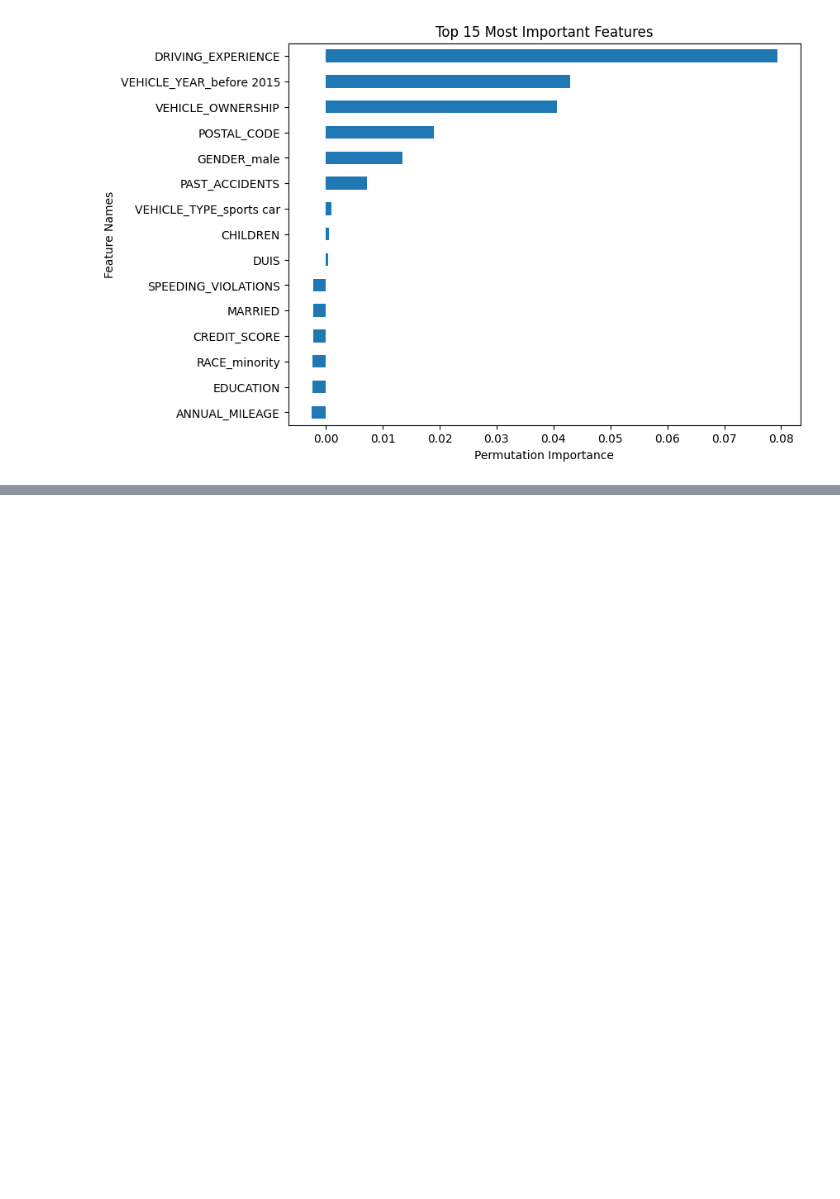
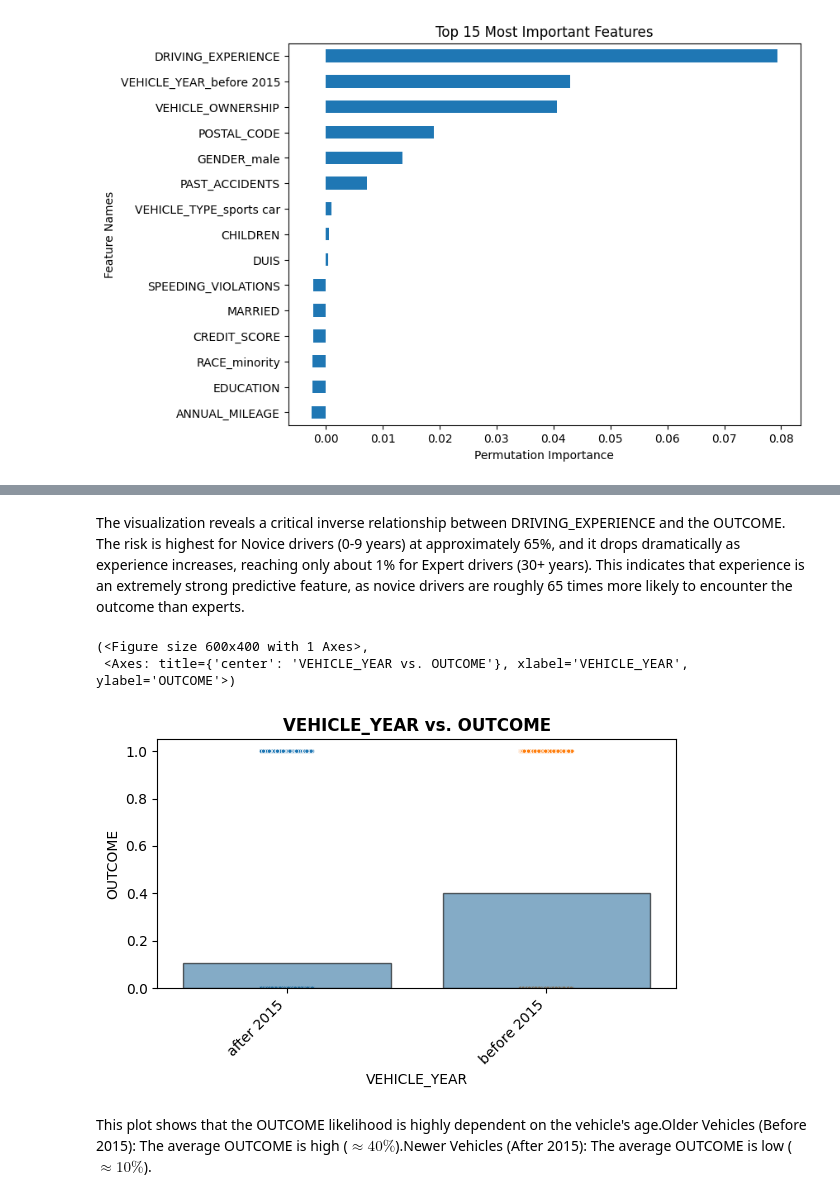
Before and after one commit to farahwadya/Car-insurance-intermediate-machine-learning-project, a Jupyter notebook: Car_insurance_prj.ipynb, the cells around one changed output, grey strips where cells are left out. Saved outputs shown, nothing was run; the diff lists cells and outputs as text; code cells hidden in the pictures; blank space fills up the shorter version.

```diff
--- a/Car_insurance_prj.ipynb
+++ b/Car_insurance_prj.ipynb
@@ -572,0 +661,11 @@ ax.set(xlabel='Permutation Importance');
+# %% [markdown]
+The visualization reveals a critical inverse relationship between DRIVING_EXPERIENCE and the OUTCOME. The risk is highest for Novice drivers (0-9 years) at approximately 65%, and it drops dramatically as experience increases, reaching only about 1% for Expert drivers (30+ years). This indicates that experience is an extremely strong predictive feature, as novice drivers are roughly 65 times more likely to encounter the outcome than experts.
+# %%
+plot_categorical_vs_target(df, x='VEHICLE_YEAR', y='OUTCOME')
+#
+# %% [output]
+(<Figure size 600x400 with 1 Axes>,
+ <Axes: title={'center': 'VEHICLE_YEAR vs. OUTCOME'}, xlabel='VEHICLE_YEAR', ylabel='OUTCOME'>)
+[figure, added]
+# %% [markdown]
+This plot shows that the OUTCOME likelihood is highly dependent on the vehicle's age.Older Vehicles (Before 2015): The average OUTCOME is high ($\approx 40\%$).Newer Vehicles (After 2015): The average OUTCOME is low ($\approx 10\%$).
```
Also changed, not shown: parts of 5 cells of this notebook.
